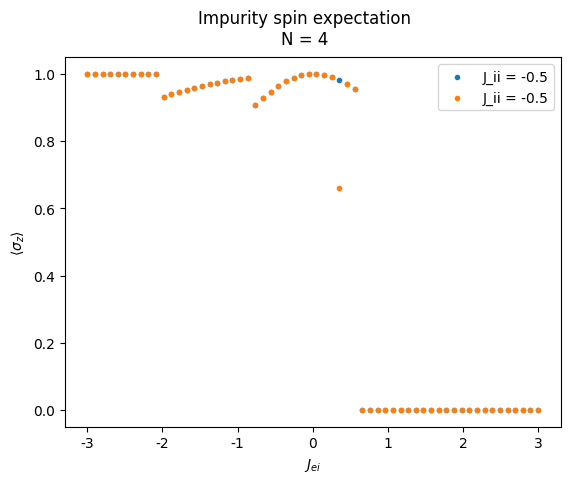
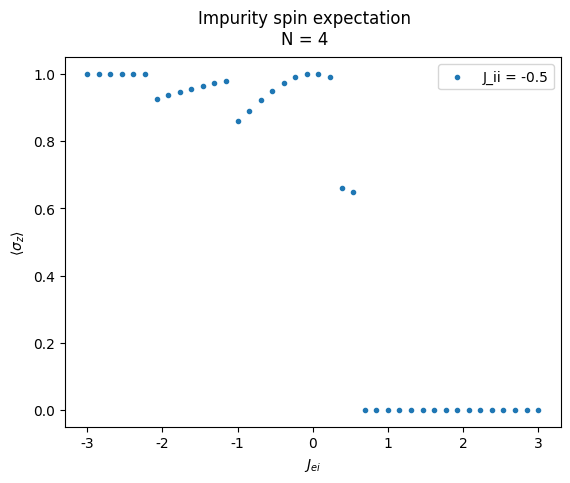
Code edit (unified diff) that turned the first committed figure into the second:
--- before
+++ after
@@ -3,5 +3,5 @@
 op = 'Sigmazi'
 op_sum = True
-num_points = 60
+num_points = 40
 t_end = 10
 dt = 0.02
@@ -44,23 +44,10 @@
             'model_type' : "Kondo",
             'conserve' : 'Sz',
-            'symmetry_breaking_field' : 1.e-4}
+            'symmetry_breaking_field' : 1.e-5}
 
         psi_b = State_Evo.from_dmrg_search_Sz(model_params, extra_params)
         expe1 += [np.mean(psi_b.expectation_value(op))]
 
-        model_params = {
-            'J_ei': j_ei , 'J_ii': j_ii,  
-            't' : 1.0,
-            'L': L,
-            'bc_MPS': 'finite',
-            'model_type' : "Kondo",
-            'conserve' : None,
-            'symmetry_breaking_field' : 0}
-        
-        psi_a = State_Evo.from_dmrg(model_params, extra_params, initial_state= None)
-        expe += [np.mean(psi_a.expectation_value(op))]
 
-
-    ax.scatter(jei_range, expe, marker = '.', label = "J_ii = " + str(j_ii), zorder = 3)
     ax.scatter(jei_range, expe1, marker = '.', label = "J_ii = " + str(j_ii), zorder = 3)
 

Commit: Cleaned things up and optimized